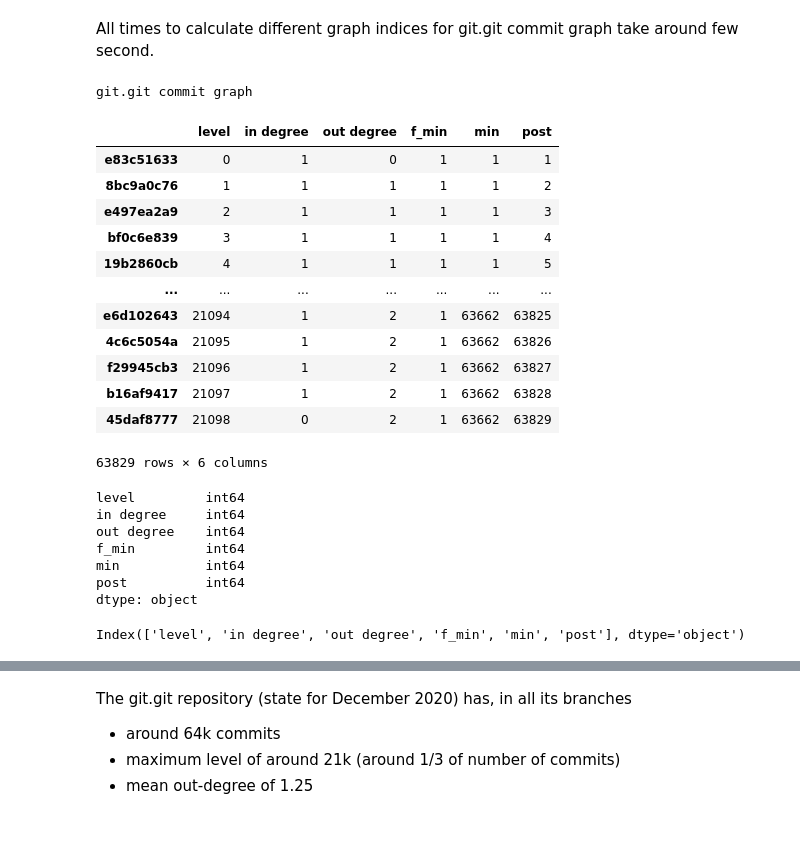
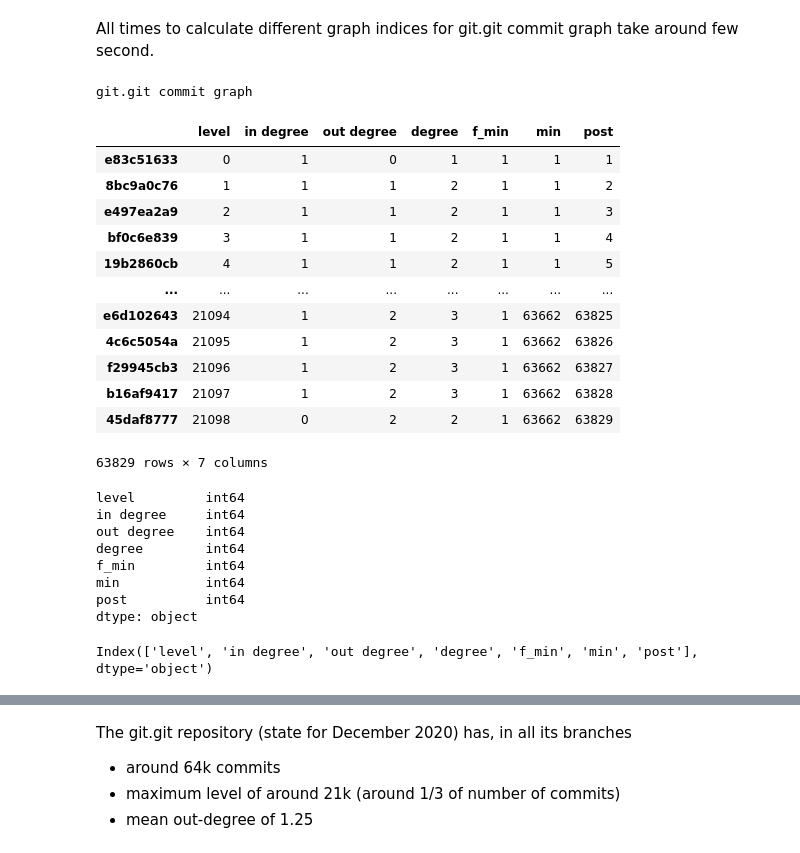
Before and after one commit to jnareb/git-commit-graph-ext, a Jupyter notebook: A.09_git_explore.ipynb, the cells around one changed output, grey strips where cells are left out. Saved outputs shown, nothing was run; the diff lists cells and outputs as text; code cells hidden in the pictures.

```diff
--- a/A.09_git_explore.ipynb
+++ b/A.09_git_explore.ipynb
@@ -401,39 +401,41 @@ All times to calculate different graph indices for git.git commit graph take aro
 # %%
 # calculating parameters of the git.git commit graphs: distribution of in-degree, out-degree and level
 print('git.git commit graph')
 graph = graph_git
 
 graph_info_df=pd.DataFrame.from_dict(graph.lvl,orient='index').rename(columns={0: 'level'})
 graph_info_df.index.name='node'
 graph_info_df['in degree']=pd.Series(dict(graph.in_degree()))
 graph_info_df['out degree']=pd.Series(dict(graph.out_degree()))
+graph_info_df['degree']=graph_info_df['in degree']+graph_info_df['out degree']
 
 graph_info_df = pd.concat([graph_info_df,
                            pd.DataFrame.from_dict(graph.mpi_ext,orient='index',columns=['f_min','min','post'])],
                           axis=1,join='inner')
 
 graph_info_df
 # %% [output]
 git.git commit graph
-|  | level | in degree | out degree | f_min | min | post |
-| e83c51633 | 0 | 1 | 0 | 1 | 1 | 1 |
-| 8bc9a0c76 | 1 | 1 | 1 | 1 | 1 | 2 |
-| e497ea2a9 | 2 | 1 | 1 | 1 | 1 | 3 |
-| bf0c6e839 | 3 | 1 | 1 | 1 | 1 | 4 |
-| 19b2860cb | 4 | 1 | 1 | 1 | 1 | 5 |
-| ... | ... | ... | ... | ... | ... | ... |
-| e6d102643 | 21094 | 1 | 2 | 1 | 63662 | 63825 |
-| 4c6c5054a | 21095 | 1 | 2 | 1 | 63662 | 63826 |
-| f29945cb3 | 21096 | 1 | 2 | 1 | 63662 | 63827 |
-| b16af9417 | 21097 | 1 | 2 | 1 | 63662 | 63828 |
-| 45daf8777 | 21098 | 0 | 2 | 1 | 63662 | 63829 |
+|  | level | in degree | out degree | degree | f_min | min | post |
+| e83c51633 | 0 | 1 | 0 | 1 | 1 | 1 | 1 |
+| 8bc9a0c76 | 1 | 1 | 1 | 2 | 1 | 1 | 2 |
+| e497ea2a9 | 2 | 1 | 1 | 2 | 1 | 1 | 3 |
+| bf0c6e839 | 3 | 1 | 1 | 2 | 1 | 1 | 4 |
+| 19b2860cb | 4 | 1 | 1 | 2 | 1 | 1 | 5 |
+| ... | ... | ... | ... | ... | ... | ... | ... |
+| e6d102643 | 21094 | 1 | 2 | 3 | 1 | 63662 | 63825 |
+| 4c6c5054a | 21095 | 1 | 2 | 3 | 1 | 63662 | 63826 |
+| f29945cb3 | 21096 | 1 | 2 | 3 | 1 | 63662 | 63827 |
+| b16af9417 | 21097 | 1 | 2 | 3 | 1 | 63662 | 63828 |
+| 45daf8777 | 21098 | 0 | 2 | 2 | 1 | 63662 | 63829 |
-63829 rows × 6 columns
+63829 rows × 7 columns
 # %%
 graph_info_df.dtypes
 # %% [output]
 level         int64
 in degree     int64
 out degree    int64
+degree        int64
 f_min         int64
 min           int64
 post          int64
@@ -441,7 +443,7 @@ dtype: object
 # %%
 graph_info_df.columns
 # %% [output]
-Index(['level', 'in degree', 'out degree', 'f_min', 'min', 'post'], dtype='object')
+Index(['level', 'in degree', 'out degree', 'degree', 'f_min', 'min', 'post'], dtype='object')
 # %%
 graph_info_df.describe()
 # %% [output]
```
Also changed, not shown: parts of 23 cells of this notebook, 1 other file.
